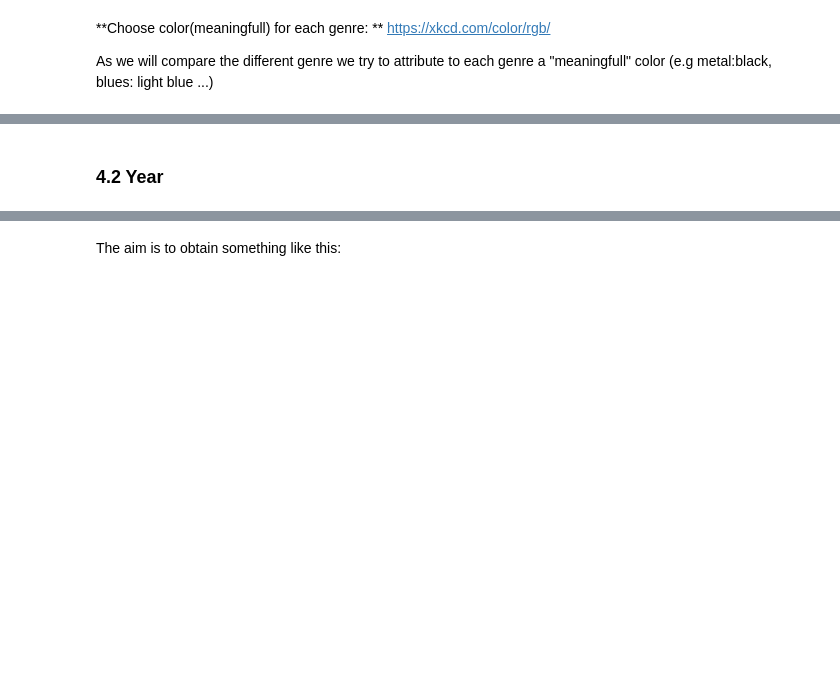
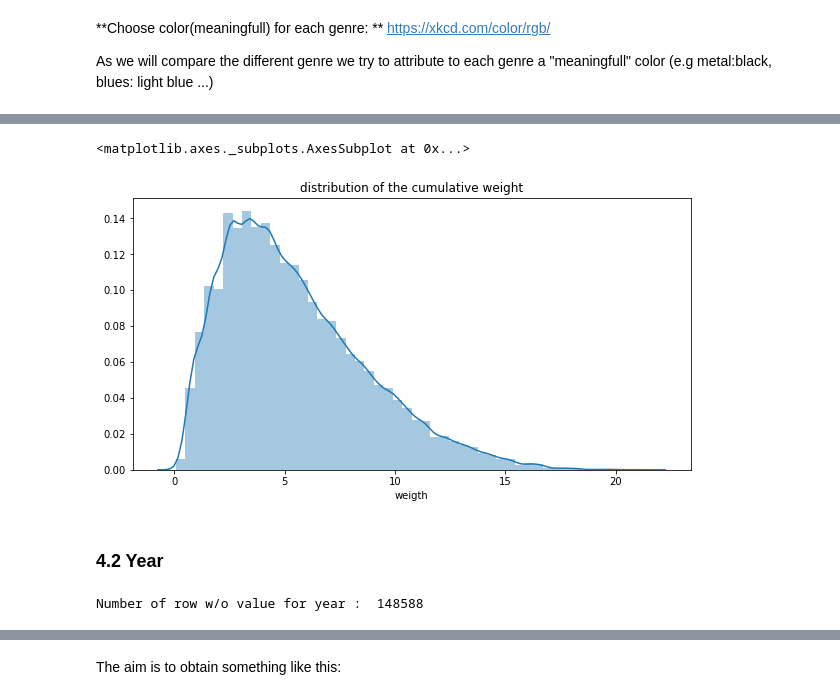
Before and after one commit to mathildemrt/ada, a Jupyter notebook: project/project.ipynb, the cells around one changed output, grey strips where cells are left out. Cells and saved outputs as stored; diff of their text form; code cells hidden in the pictures; blank space fills up the shorter version.

```diff
--- a/project/project.ipynb
+++ b/project/project.ipynb
@@ -487,0 +587,3 @@ df.to_csv(cache_path + file_name)
+# %%
+df = pd.DataFrame.from_csv('final_csv.csv',sep=',',encoding='latin-1')
+df
@@ -525,13 +651,18 @@ for i,genre in enumerate(genre_color):
 # %%
 fig = plt.figure(figsize=(10,5))
 ax = fig.add_subplot(111)
 plt.title('distribution of the cumulative weight')
-sns.distplot(df['genreweight'],ax=ax)
+sns.distplot(df['weigth'],ax=ax)
+# %% [output]
+<matplotlib.axes._subplots.AxesSubplot at 0x...>
+[figure, added]
 # %% [markdown]
 
 ### 4.2 Year
 # %%
 print("Number of row w/o value for year : ", len( df[ df['year']==0 ] ) )
+# %% [output]
+Number of row w/o value for year :  148588
 # %%
 fig = plt.figure(figsize=(10,5))
 ax = fig.add_subplot(111)
```
Also changed, not shown: parts of 35 cells of this notebook, 2 other files.
